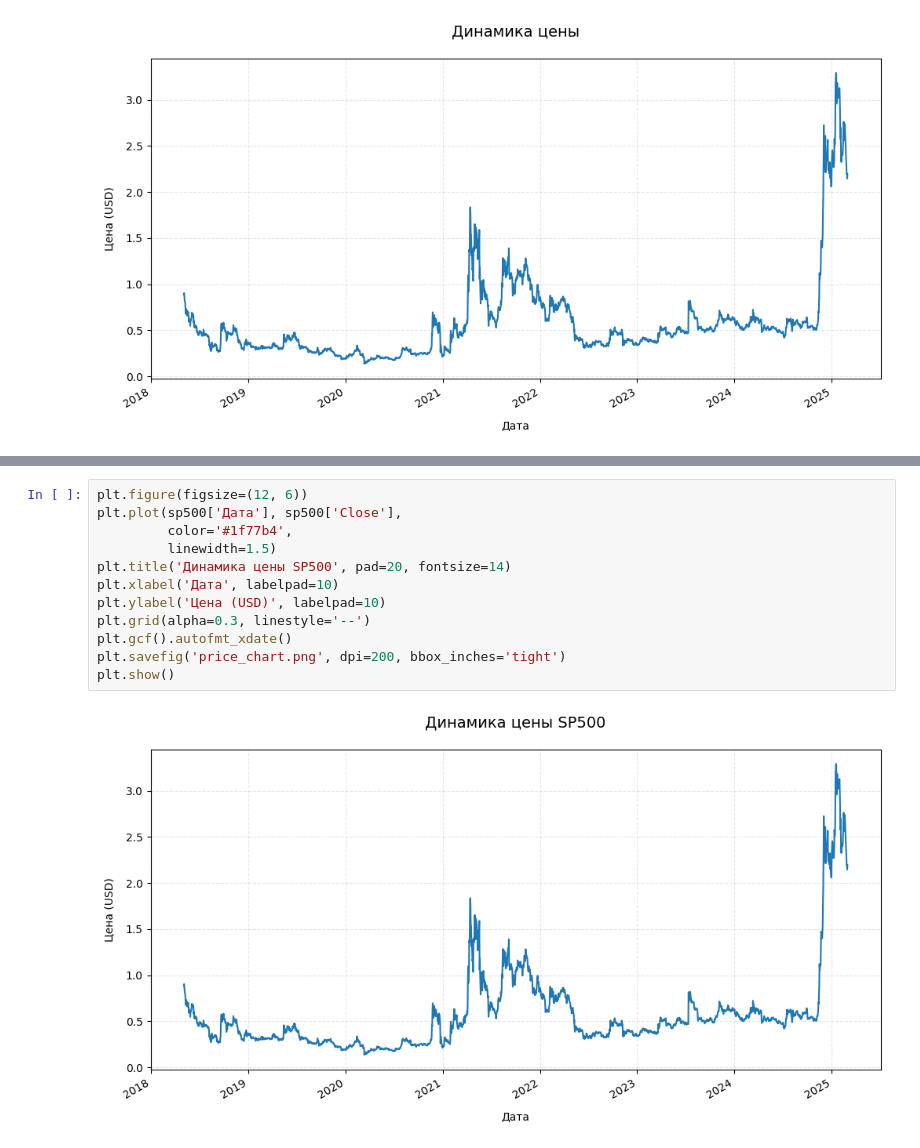
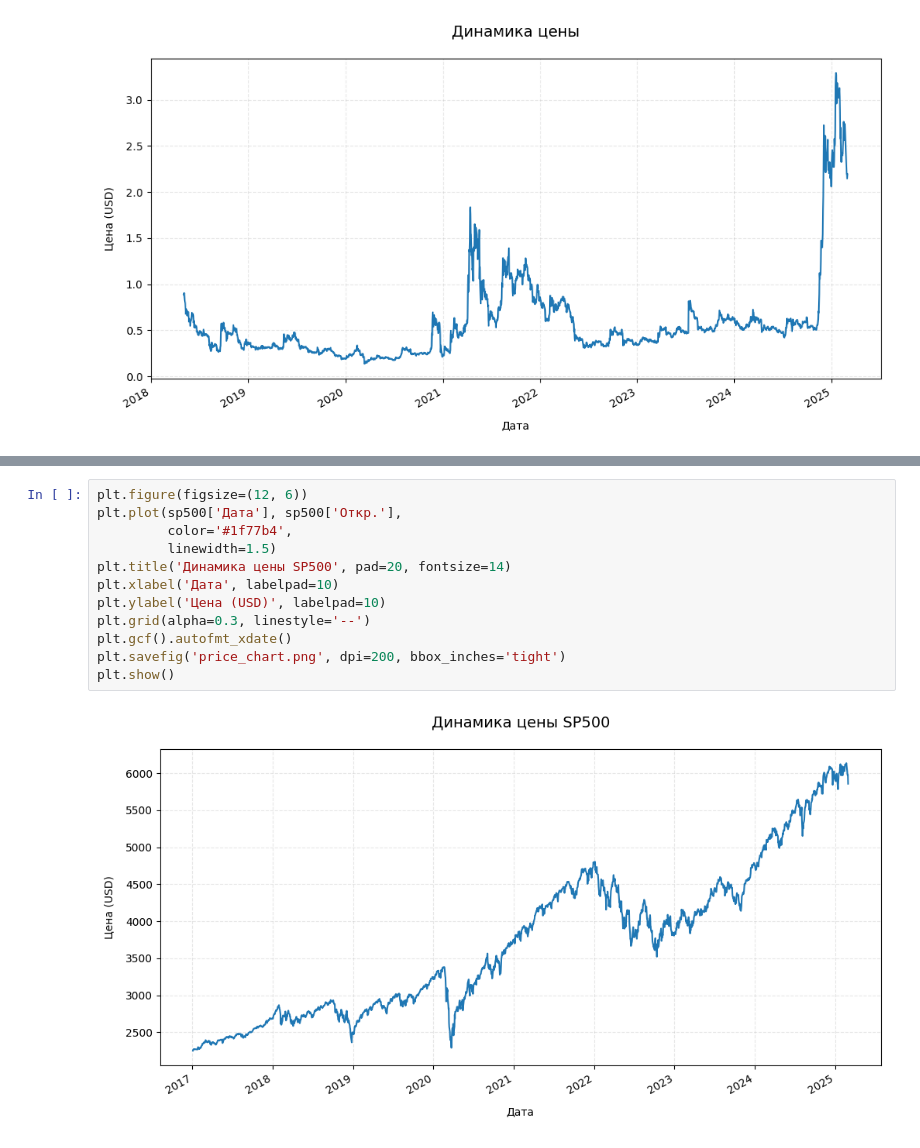
Before and after one commit to topmegger/Andan-project-, a Jupyter notebook: Untitled5.ipynb, the cells around one changed output, grey strips where cells are left out. Saved outputs shown, nothing was run; the diff lists cells and outputs as text.

```diff
--- a/Untitled5.ipynb
+++ b/Untitled5.ipynb
@@ -51,14 +67,14 @@ plt.show()
 # %%
 plt.figure(figsize=(12, 6))
-plt.plot(sp500['Дата'], sp500['Close'],
+plt.plot(sp500['Дата'], sp500['Откр.'],
          color='#1f77b4',
          linewidth=1.5)
 plt.title('Динамика цены SP500', pad=20, fontsize=14)
 plt.xlabel('Дата', labelpad=10)
 plt.ylabel('Цена (USD)', labelpad=10)
 plt.grid(alpha=0.3, linestyle='--')
 plt.gcf().autofmt_xdate()
 plt.savefig('price_chart.png', dpi=200, bbox_inches='tight')
 plt.show()
 # %% [output]
-[figure, old version]
+[figure, new version]
```
Also changed, not shown: parts of 1 cell of this notebook, 1 other file.
